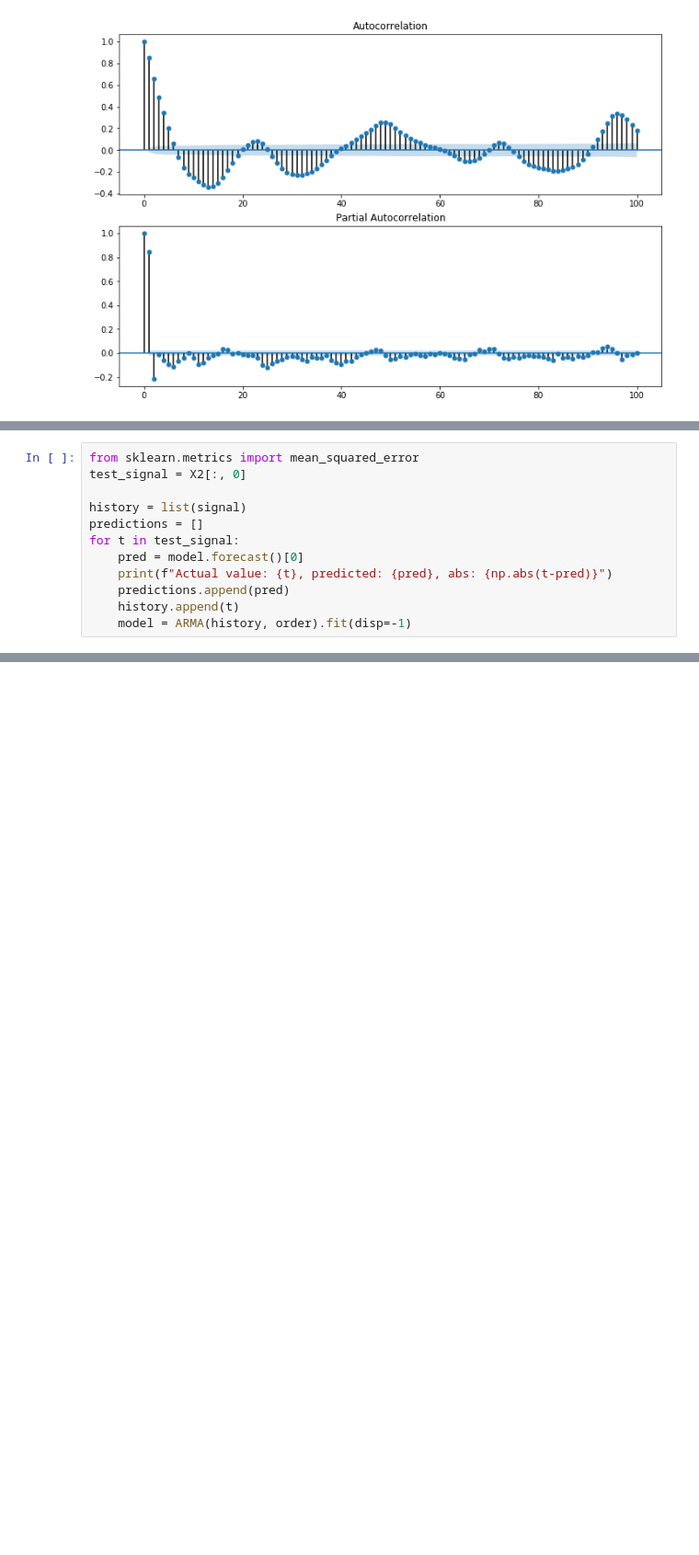
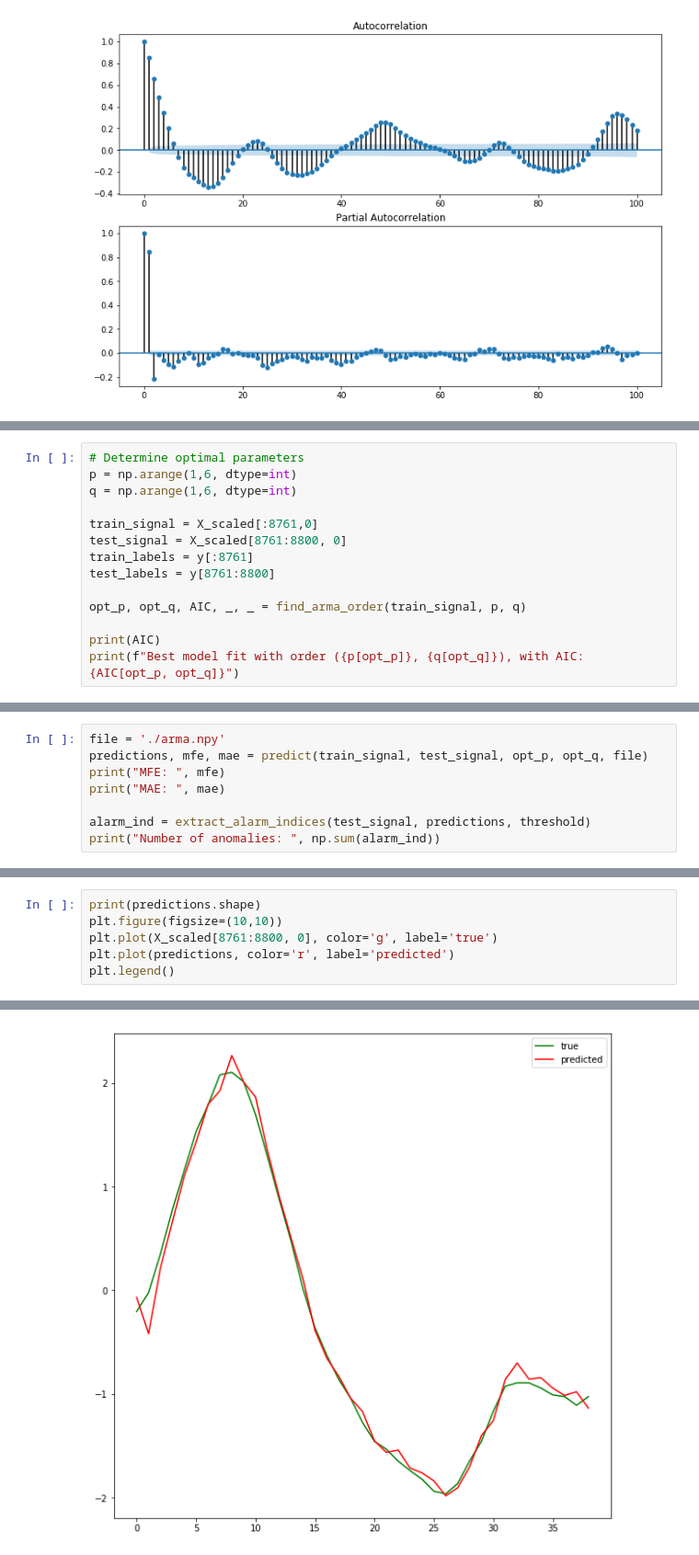
Before and after one commit to giannislelekas/CS4035, a Jupyter notebook: lab2/ARMA.ipynb, the cells around one changed output, grey strips where cells are left out. Shown at 92% size. Drawn from its saved outputs; the diff is of its cells as text; blank space fills up the shorter version.

```diff
--- a/lab2/ARMA.ipynb
+++ b/lab2/ARMA.ipynb
@@ -207,0 +179,14 @@ Best model fit with order (5, 5), with AIC: -16811.36461652556
+# %%
+# Determine optimal parameters
+p = np.arange(1,6, dtype=int)
+q = np.arange(1,6, dtype=int)
+
+train_signal = X_scaled[:8761,0]
+test_signal = X_scaled[8761:8800, 0]
+train_labels = y[:8761]
+test_labels = y[8761:8800]
+
+opt_p, opt_q, AIC, _, _ = find_arma_order(train_signal, p, q)
+
+print(AIC)
+print(f"Best model fit with order ({p[opt_p]}, {q[opt_q]}), with AIC: {AIC[opt_p, opt_q]}")
@@ -251,12 +200,0 @@ Roots
-# %%
-from sklearn.metrics import mean_squared_error
-test_signal = X2[:, 0]
-
-history = list(signal)
-predictions = []
-for t in test_signal:
-    pred = model.forecast()[0]
-    print(f"Actual value: {t}, predicted: {pred}, abs: {np.abs(t-pred)}")
-    predictions.append(pred)
-    history.append(t)
-    model = ARMA(history, order).fit(disp=-1)
@@ -446,0 +233,8 @@ plt.plot(X)
+# %%
+file = './arma.npy'
+predictions, mfe, mae = predict(train_signal, test_signal, opt_p, opt_q, file)
+print("MFE: ", mfe)
+print("MAE: ", mae)
+
+alarm_ind = extract_alarm_indices(test_signal, predictions, threshold)
+print("Number of anomalies: ", np.sum(alarm_ind))
@@ -446,0 +247,7 @@ plt.plot(X)
+# %%
+print(predictions.shape)
+plt.figure(figsize=(10,10))
+plt.plot(X_scaled[8761:8800, 0], color='g', label='true')
+plt.plot(predictions, color='r', label='predicted')
+plt.legend()
+# %% [output]
@@ -446,0 +256 @@ plt.plot(X)
+[figure, added]
```
Also changed, not shown: parts of 20 cells of this notebook, 2 other files.
